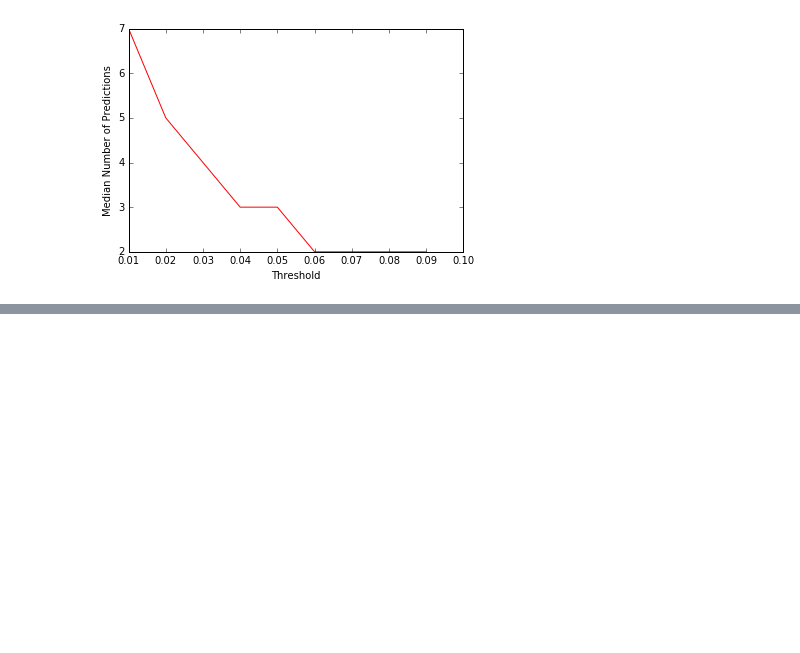
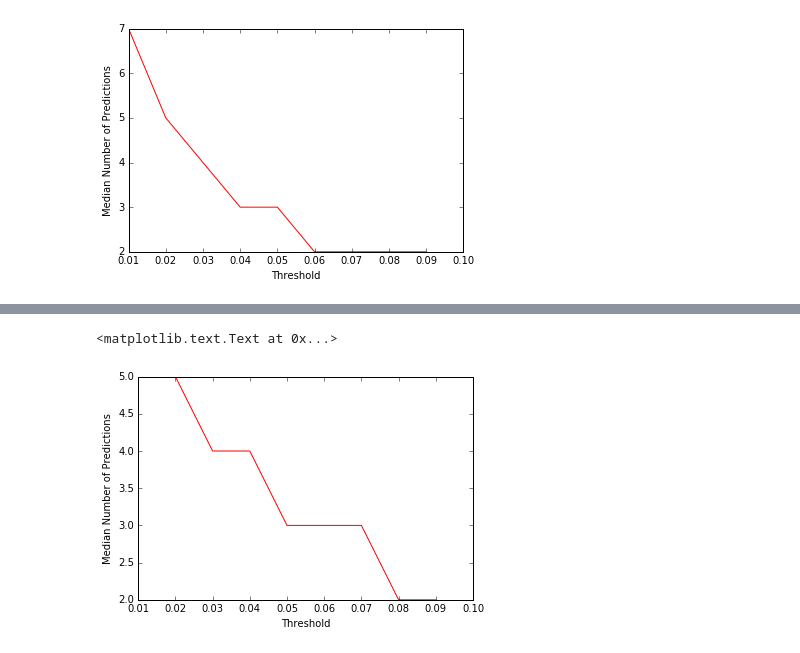
Before and after one commit to GittiHab/kb-completion, a Jupyter notebook: pl-1.0-threshold-optimization.ipynb, the cells around one changed output, grey strips where cells are left out. Cells and saved outputs as stored; diff of their text form; code cells hidden in the pictures; blank space fills up the shorter version.

Commit message:
Fix incorrect clustering

```diff
--- a/pl-1.0-threshold-optimization.ipynb
+++ b/pl-1.0-threshold-optimization.ipynb
@@ -260,3 +272,3 @@ y_prob[15][:10], y_prob[17][:10]
 # %%
-x_tails, y_tails = cluster_test_data(tails, y_pred[::2], y_prob[::2])
-x_heads, y_heads = cluster_test_data(heads, y_pred[1::2], y_prob[1::2])
+x_tails, y_tails, keys = cluster_test_data(tails, y_pred[1::2], y_prob[1::2])
+x_heads, y_heads, _ = cluster_test_data(heads, y_pred[::2], y_prob[::2])
@@ -284,0 +275,6 @@ ValueError: The truth value of an array with more than one element is ambiguous.
+# %%
+# Check if we have selected the correct data
+for k in keys:
+    if len(keys[k]) > 1:
+        print (triples_exp[(np.array(keys[k])*2 + 1).tolist()])
+        break
@@ -298,11 +301,24 @@ def hits_batch_threshold(x, y, threshold, cluster, all_pairs, verbose=True, n=30
         # log the number of predictions
         counts.append(len(guesses))
 
+        for e in x[k]:
+            if e in guesses:
+                hits.append(1.0)
+            else:
+                hits.append(0.0)
+
         for g in guesses[:n]:
-            if g in x[k]:
-                hits.append(1.0)
             if is_negative(g, k[0], cluster, all_pairs):
                 hits.append(0.0)
+
+# This is simply the hits@threshold as a validation:
+#         for e in x[k]:
+#             is_hit = np.any(y[k][1][np.nonzero(y[k][0] == e)] > threshold)
+
+#             if is_hit:
+#                 hits.append(1.0)
+#             else:
+#                 hits.append(0.0)
 
     if verbose:
         print(np.unique(hits, return_counts=True))
@@ -324,7 +340,9 @@ def hits_batch_threshold(x, y, threshold, cluster, all_pairs, verbose=True, n=30
 thresholds = np.arange(0, 0.1, 0.01)
 precisions = []
 counts = []
+x = {**x_heads, **x_tails}
+y = {**y_heads, **y_tails}
 for t in thresholds:
-    precision, count = hits_batch_threshold(x_tails, y_tails, t, cluster, all_pairs, True)
+    precision, count = hits_batch_threshold(x, y, t, cluster, all_pairs, True)
     precisions.append(precision)
     counts.append(count)
@@ -335,8 +367,12 @@ plt.ylabel("Precision")
 # %%
 start = 1
-plt.plot(thresholds[start:], np.median(counts, axis=1)[start:], color='red')
+end = 30
+plt.plot(thresholds[start:end], np.median(counts, axis=1)[start:end], color='red')
 plt.xlabel("Threshold")
 plt.ylabel("Median Number of Predictions")
+# %% [output]
+<matplotlib.text.Text at 0x...>
+[figure, added]
 # %%
 # TODO:
 # Select negative samples from graph.
```
Also changed, not shown: parts of 21 cells of this notebook.
